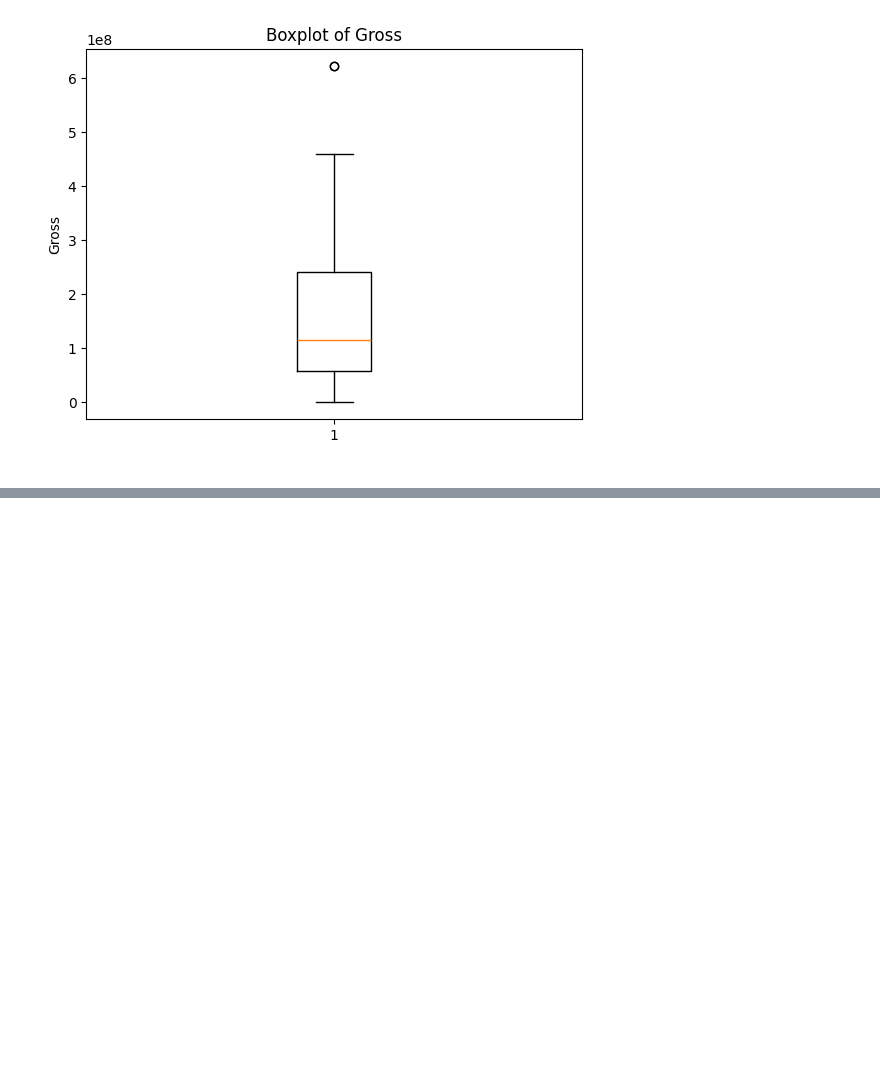
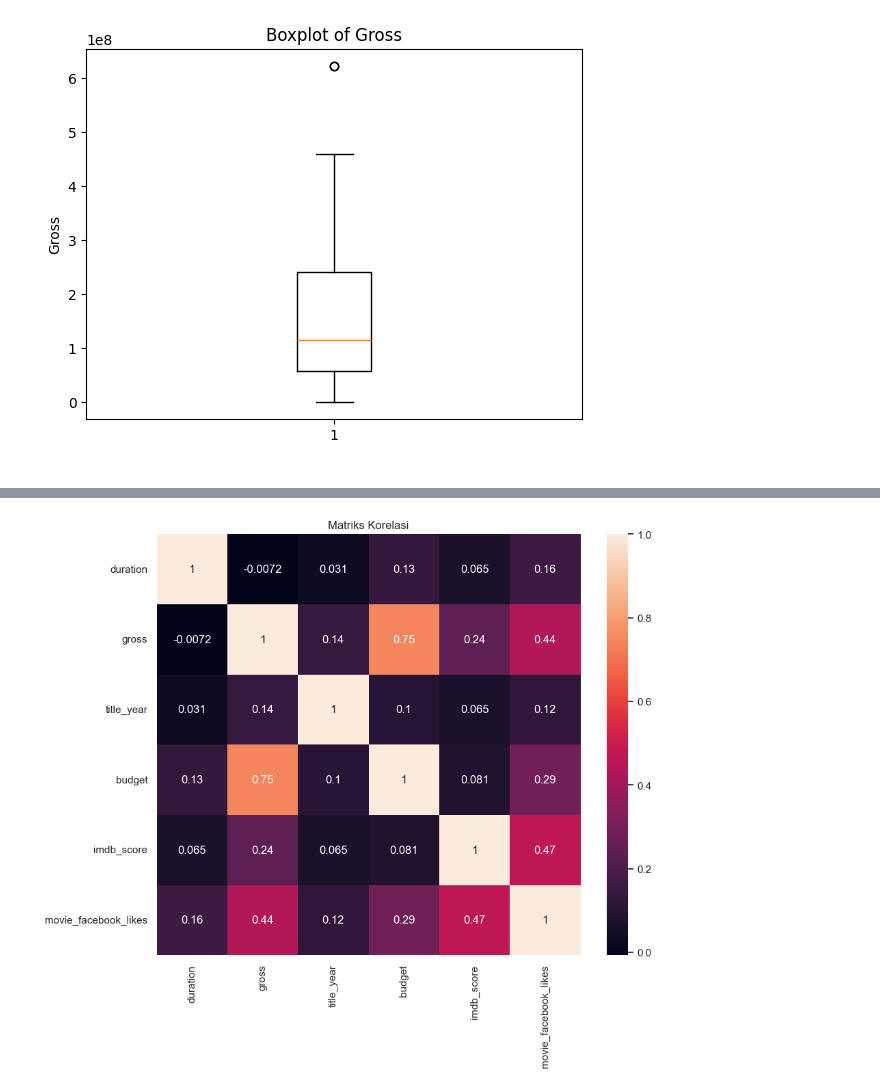
Before and after one commit to dkang131/ASDOS-OSP, a Jupyter notebook: W12/M12.ipynb, the cells around one changed output, grey strips where cells are left out. Cells and saved outputs as stored; diff of their text form; code cells hidden in the pictures; blank space fills up the shorter version.

```diff
--- a/W12/M12.ipynb
+++ b/W12/M12.ipynb
@@ -246,0 +254,12 @@ Text(0, 0.5, 'Gross')
+# %%
+sns.set(style="white")  # Pengaturan tata letak plot
+plt.figure(figsize=(10, 8))  # Ukuran plot
+
+sns.heatmap(df.corr(numeric_only=True), annot=True)
+
+plt.title("Matriks Korelasi")
+
+# Menampilkan plot
+plt.show()
+# %% [output]
+[figure, added]
```
Also changed, not shown: parts of 7 cells of this notebook, 2 other files.
